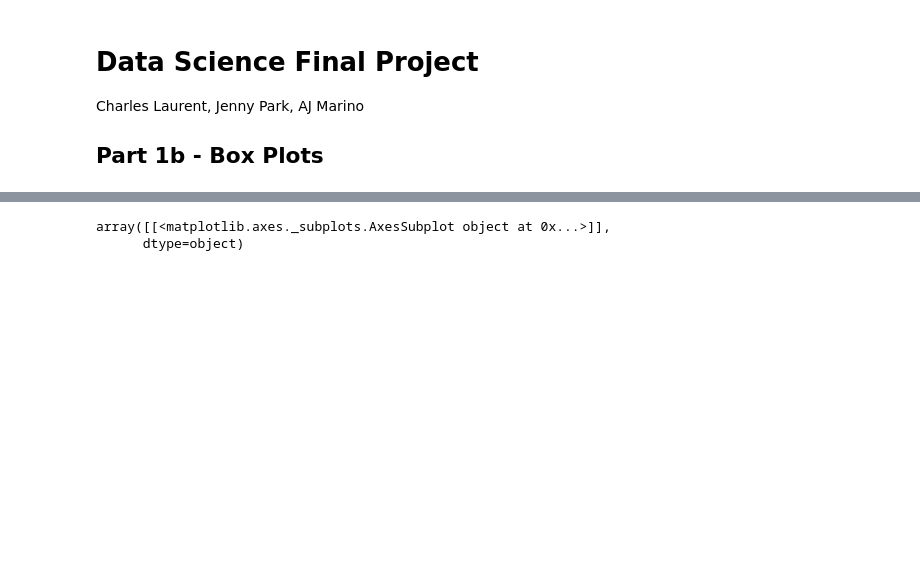
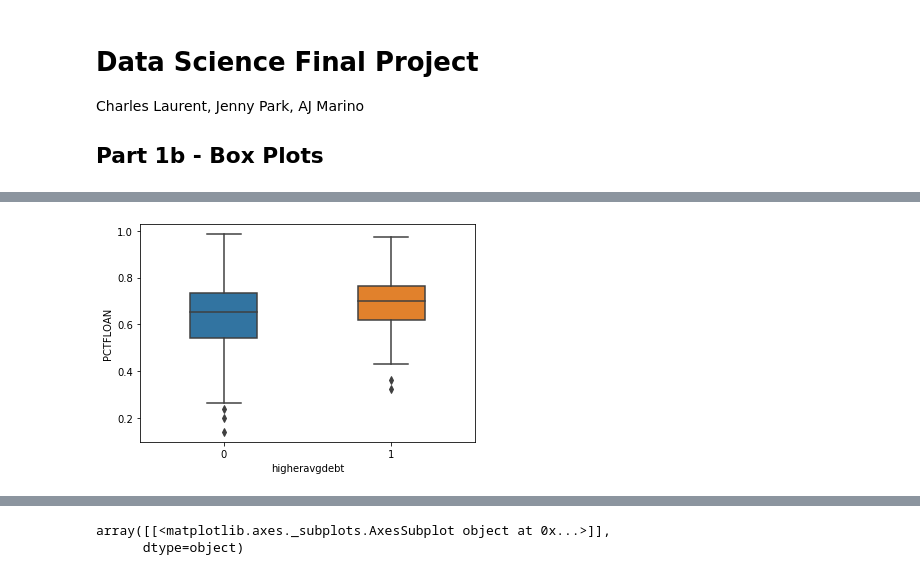
Before and after one commit to Data-Science-Business-Analytics/data-science-business-analytics-final-project, a Jupyter notebook: 01-b-box-plots.ipynb, the cells around one changed output, grey strips where cells are left out. Saved outputs shown, nothing was run; the diff lists cells and outputs as text; code cells hidden in the pictures; blank space fills up the shorter version.

```diff
--- a/01-b-box-plots.ipynb
+++ b/01-b-box-plots.ipynb
@@ -35,0 +106,5 @@ df_priv_profit = collegedatahelper.clean_df(df.loc[df['CONTROL'] == 3])
+# %%
+sns.boxplot("higheravgdebt", "PCTFLOAN", width=0.4, data=df_priv)
+plt.show()
+# %% [output]
+[figure, added]
```
Also changed, not shown: parts of 25 cells of this notebook.
